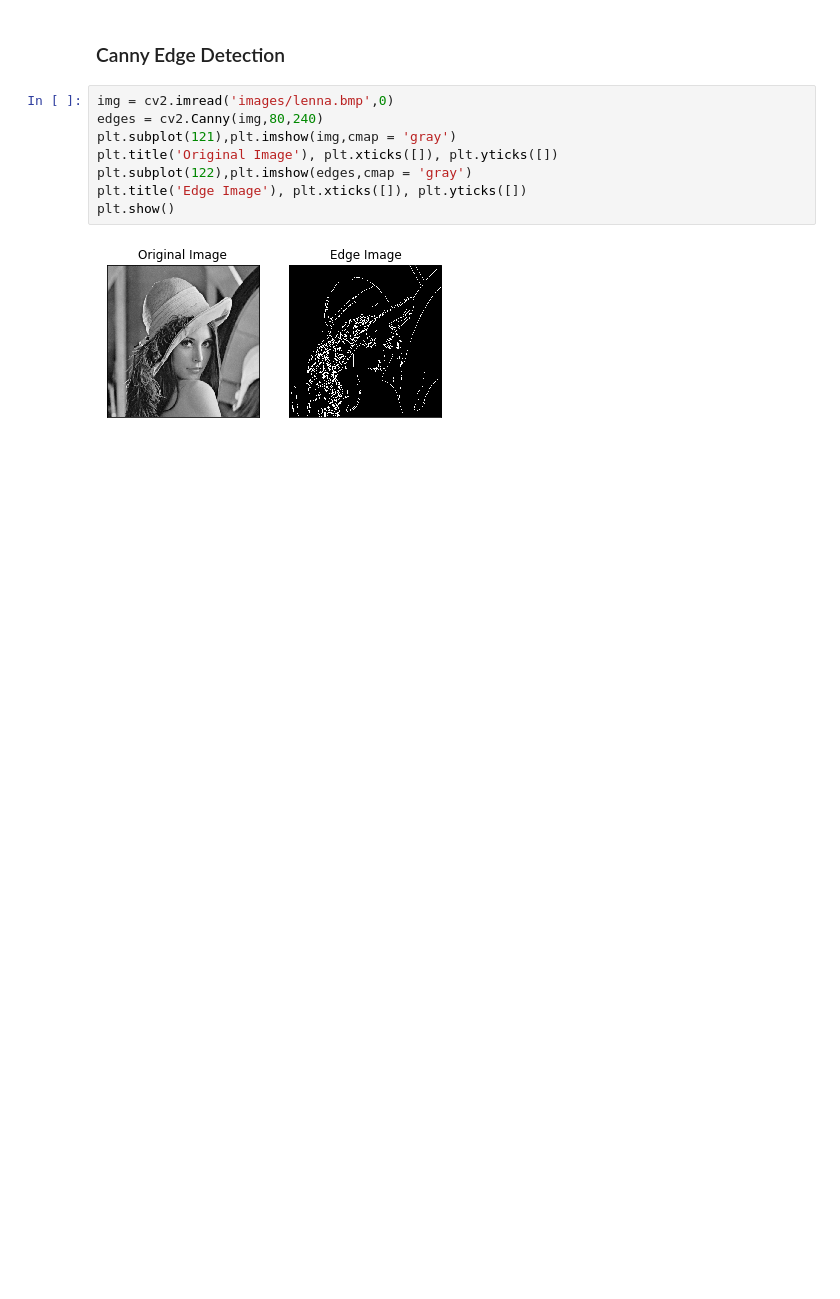
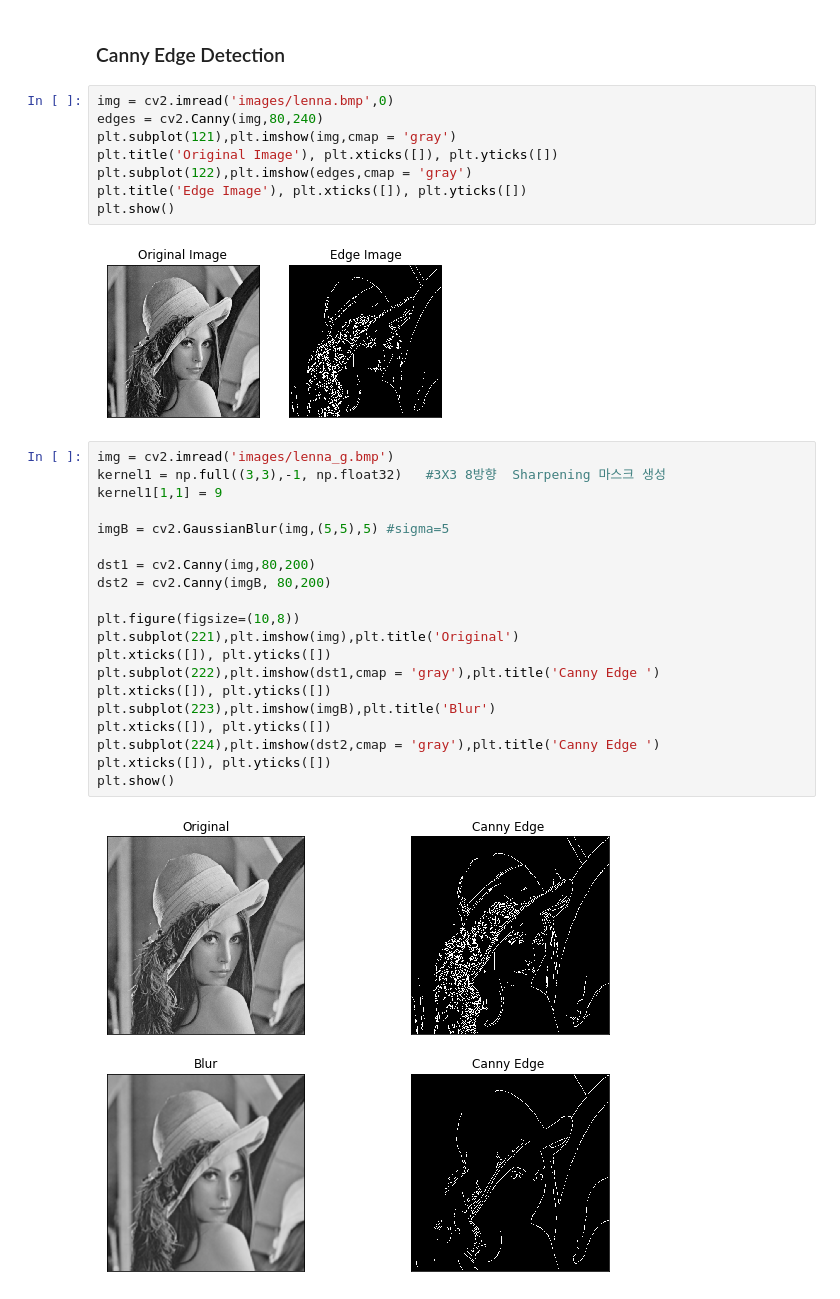
Before and after one commit to lena6612/ComputerVision, a Jupyter notebook: code/EdgeDetection.ipynb, the cells around one changed output. Saved outputs shown, nothing was run; the diff lists cells and outputs as text; blank space fills up the shorter version.

```diff
--- a/code/EdgeDetection.ipynb
+++ b/code/EdgeDetection.ipynb
@@ -40,3 +40,25 @@ plt.title('Edge Image'), plt.xticks([]), plt.yticks([])
 plt.show()
 # %% [output]
 [figure]
+# %%
+img = cv2.imread('images/lenna_g.bmp')
+kernel1 = np.full((3,3),-1, np.float32)   #3X3 8방향  Sharpening 마스크 생성
+kernel1[1,1] = 9
+
+imgB = cv2.GaussianBlur(img,(5,5),5) #sigma=5
+
+dst1 = cv2.Canny(img,80,200)
+dst2 = cv2.Canny(imgB, 80,200)
+
+plt.figure(figsize=(10,8))
+plt.subplot(221),plt.imshow(img),plt.title('Original')
+plt.xticks([]), plt.yticks([])
+plt.subplot(222),plt.imshow(dst1,cmap = 'gray'),plt.title('Canny Edge ')
+plt.xticks([]), plt.yticks([])
+plt.subplot(223),plt.imshow(imgB),plt.title('Blur')
+plt.xticks([]), plt.yticks([])
+plt.subplot(224),plt.imshow(dst2,cmap = 'gray'),plt.title('Canny Edge ')
+plt.xticks([]), plt.yticks([])
+plt.show()
+# %% [output]
+[figure, added]
```
Also changed, not shown: parts of 1 cell of this notebook.
